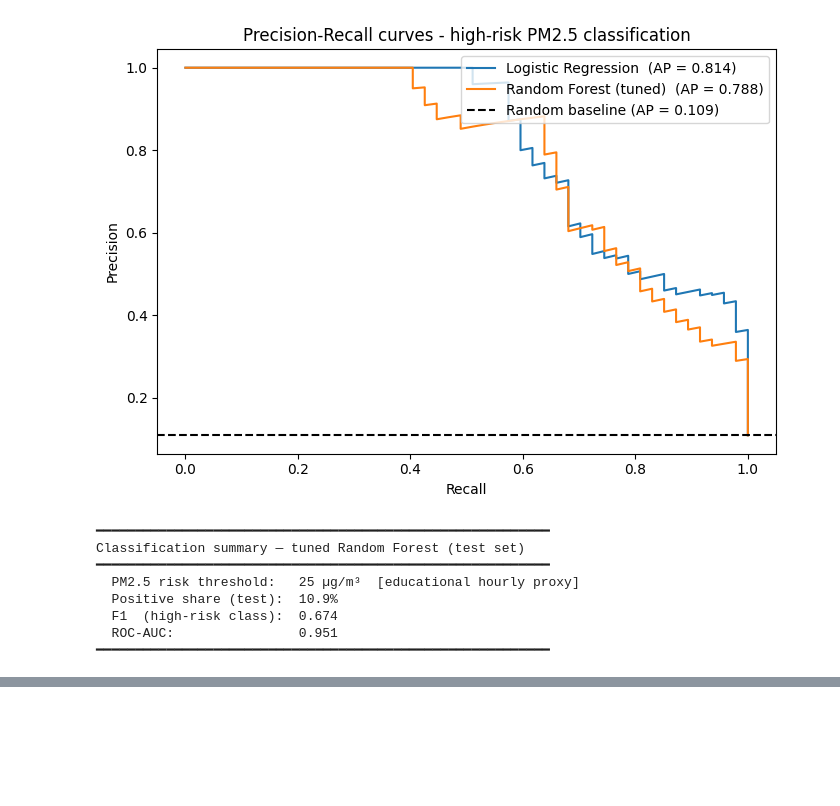
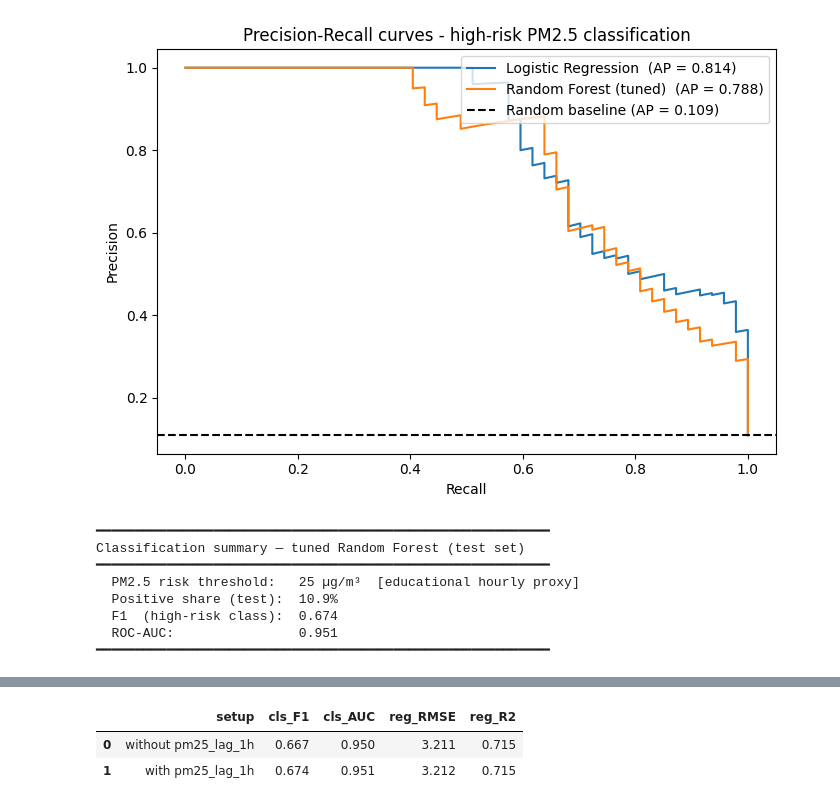
Before and after one commit to hktodorova/urban_air_quality_project, a Jupyter notebook: notebooks/urban_air_quality_analysis.ipynb, the cells around one changed output, grey strips where cells are left out. Drawn from its saved outputs; the diff is of its cells as text; code cells hidden in the pictures; blank space fills up the shorter version.

Commit message:
Compare lag feature impact

```diff
--- a/notebooks/urban_air_quality_analysis.ipynb
+++ b/notebooks/urban_air_quality_analysis.ipynb
@@ -765,0 +775,51 @@ Classification summary — tuned Random Forest (test set)
+# %%
+# --- Retrain tuned RF without the lag feature for an apples-to-apples comparison ---
+features_no_lag = [f for f in features if f != "pm25_lag_1h"]
+
+rf_no_lag = RandomForestClassifier(
+    **grid.best_params_, random_state=42, class_weight="balanced"
+)
+rf_no_lag.fit(X_train_c[features_no_lag], y_train_c)
+pred_no_lag   = rf_no_lag.predict(X_test_c[features_no_lag])
+proba_no_lag  = rf_no_lag.predict_proba(X_test_c[features_no_lag])[:, 1]
+
+# Regression: compare RMSE / R² with and without lag
+best_model_name_no_lag = None
+rmse_no_lag = r2_no_lag = None
+for name, model in models.items():
+    # clone() creates a new unfitted estimator with the same parameters as the original.
+    # This is the recommended alternative to manually reconstructing model objects.
+    tmp = clone(model)
+    tmp.fit(X_train[features_no_lag], y_train)
+    p = tmp.predict(X_test[features_no_lag])
+    rmse_v = mean_squared_error(y_test, p) ** 0.5
+    r2_v   = r2_score(y_test, p)
+    if best_model_name_no_lag is None or rmse_v < rmse_no_lag:
+        best_model_name_no_lag = name
+        rmse_no_lag = rmse_v
+        r2_no_lag   = r2_v
+
+best_rmse_with_lag = regression_results.iloc[0]["RMSE"]
+best_r2_with_lag   = regression_results.iloc[0]["R2"]
+
+lag_comparison = pd.DataFrame([
+    {
+        "setup": "without pm25_lag_1h",
+        "cls_F1":    round(f1_score(y_test_c, pred_no_lag, zero_division=0), 3),
+        "cls_AUC":   round(roc_auc_score(y_test_c, proba_no_lag), 3),
+        "reg_RMSE":  round(rmse_no_lag, 3),
+        "reg_R2":    round(r2_no_lag, 3),
+    },
+    {
+        "setup": "with pm25_lag_1h",
+        "cls_F1":    round(cls_f1, 3),
+        "cls_AUC":   round(cls_auc, 3),
+        "reg_RMSE":  round(best_rmse_with_lag, 3),
+        "reg_R2":    round(best_r2_with_lag, 3),
+    },
+])
+display(lag_comparison)
+# %% [output]
+|  | setup | cls_F1 | cls_AUC | reg_RMSE | reg_R2 |
+| 0 | without pm25_lag_1h | 0.667 | 0.950 | 3.211 | 0.715 |
+| 1 | with pm25_lag_1h | 0.674 | 0.951 | 3.212 | 0.715 |
```
Also changed, not shown: parts of 1 cell of this notebook.
